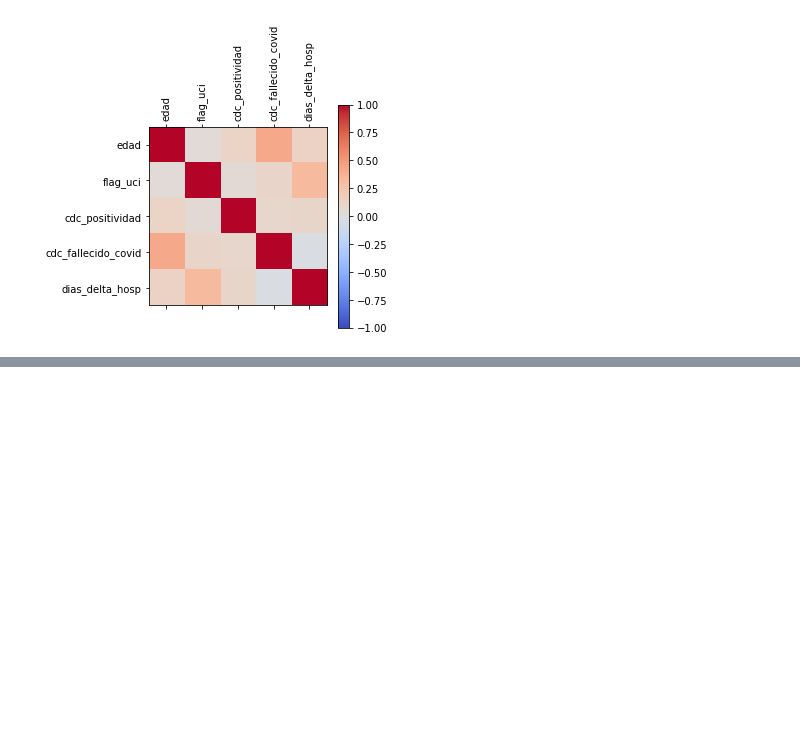
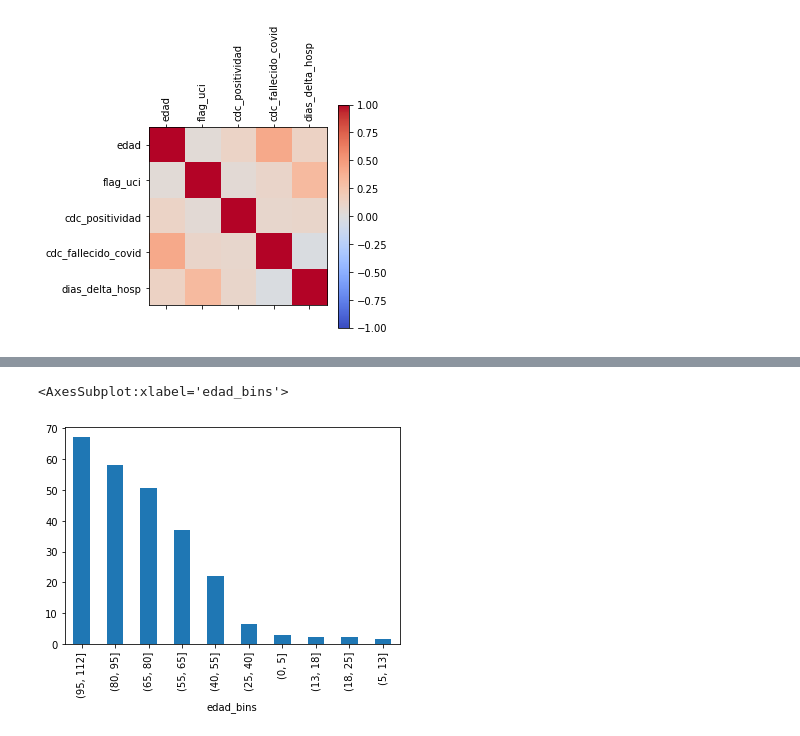
Before and after one commit to jose25050/pythonAnalyticsBootcamp, a Jupyter notebook: src/eda.ipynb, the cells around one changed output, grey strips where cells are left out. Cells and saved outputs as stored; diff of their text form; code cells hidden in the pictures; blank space fills up the shorter version.

```diff
--- a/src/eda.ipynb
+++ b/src/eda.ipynb
@@ -316,0 +347,9 @@ plt.show()
+# %%
+df_main_filtrado = df_main[df_main["fecha_ingreso_hosp_dt"]> datetime.datetime(2020,3,6)]
+# %%
+# indice de mortalidad por grupo de edad
+# muestra; personas hospitalizadas entre 2020-03-16 al 2022-03-08
+# Formula; $ personas fallecidas entre x y y años / total de personas hospitalizadas
+
+num_fallecidos_x_edad = df_main_filtrado.groupby(["cdc_fallecido_covid","edad_bins"]).size()
+num_fallecidos_x_edad
@@ -316,0 +374,3 @@ plt.show()
+# %%
+total_hosp = df_main_filtrado.groupby("edad_bins").size()
+total_hosp
@@ -316,0 +390,3 @@ plt.show()
+# %%
+perc_fallecidos_edad = num_fallecidos_x_edad.copy()
+perc_fallecidos_edad = (num_fallecidos_x_edad.loc[1] / total_hosp * 100)
@@ -316,0 +408,5 @@ plt.show()
+# %%
+perc_fallecidos_edad.sort_values(ascending=False).plot(kind='bar')
+# %% [output]
+<AxesSubplot:xlabel='edad_bins'>
+[figure, added]
```
Also changed, not shown: parts of 12 cells of this notebook, 1 other file.
